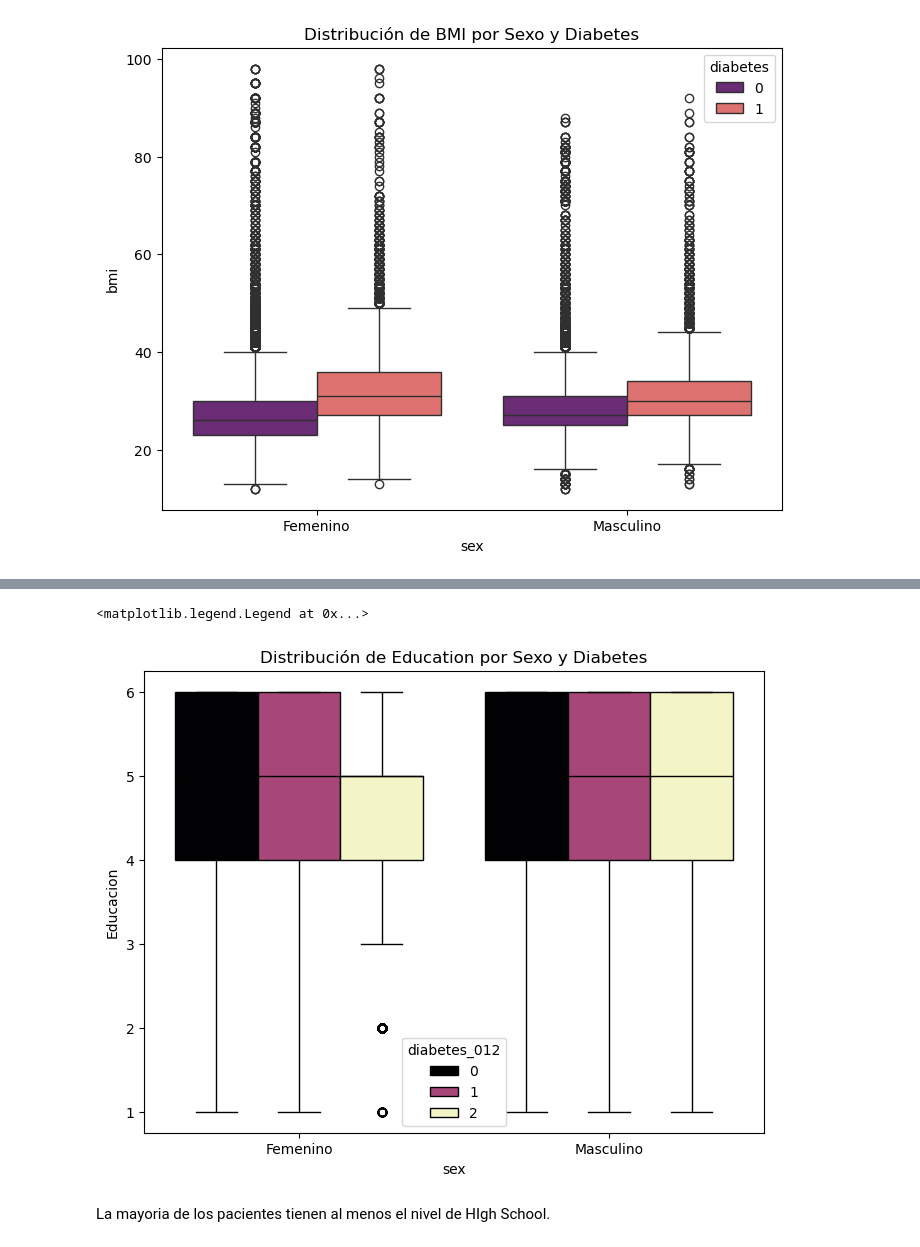
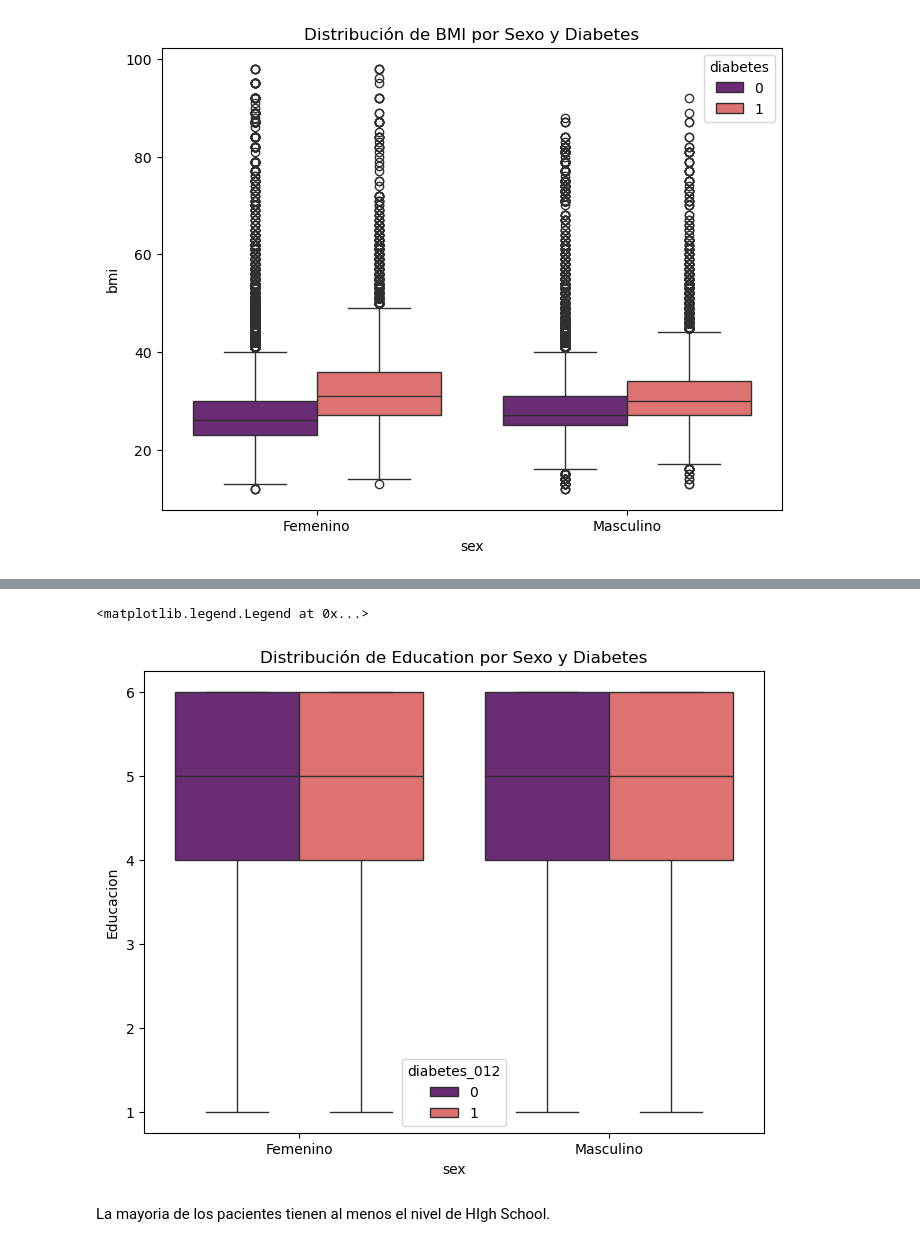
Before and after one commit to juanlt9905/machineLearning2025, a Jupyter notebook: exploracion_de_datos.ipynb, the cells around one changed output, grey strips where cells are left out. Drawn from its saved outputs; the diff is of its cells as text; code cells hidden in the pictures.

```diff
--- a/exploracion_de_datos.ipynb
+++ b/exploracion_de_datos.ipynb
@@ -281,19 +281,19 @@ Porcentaje del total: 0.34216335540838855 %
 # %%
 
 plt.figure(figsize=(8, 6))
-sns.boxplot(x='sex', y='education', hue='diabetes_012', data=datos_diabetes, palette='magma')
+sns.boxplot(x='sex', y='education', hue='diabetes_01', data=datos_diabetes, palette='magma')
 
 # Ajustar los títulos y etiquetas
 plt.title('Distribución de Education por Sexo y Diabetes')
 plt.xlabel('sex')
 plt.xticks(ticks=range(len(sexo_labels)), labels=[sexo_labels[sex] for sex in sorted(sexo_labels.keys())])
 plt.ylabel('Educacion')
 
 # Mostrar la gráfica
 plt.legend(title='diabetes_012')
 # %% [output]
 <matplotlib.legend.Legend at 0x...>
-[figure, old version]
+[figure, new version]
 # %% [markdown]
 La mayoria de los pacientes tienen al menos el nivel de HIgh School.
 # %%
```
Also changed, not shown: parts of 2 cells of this notebook, 8 other files.
